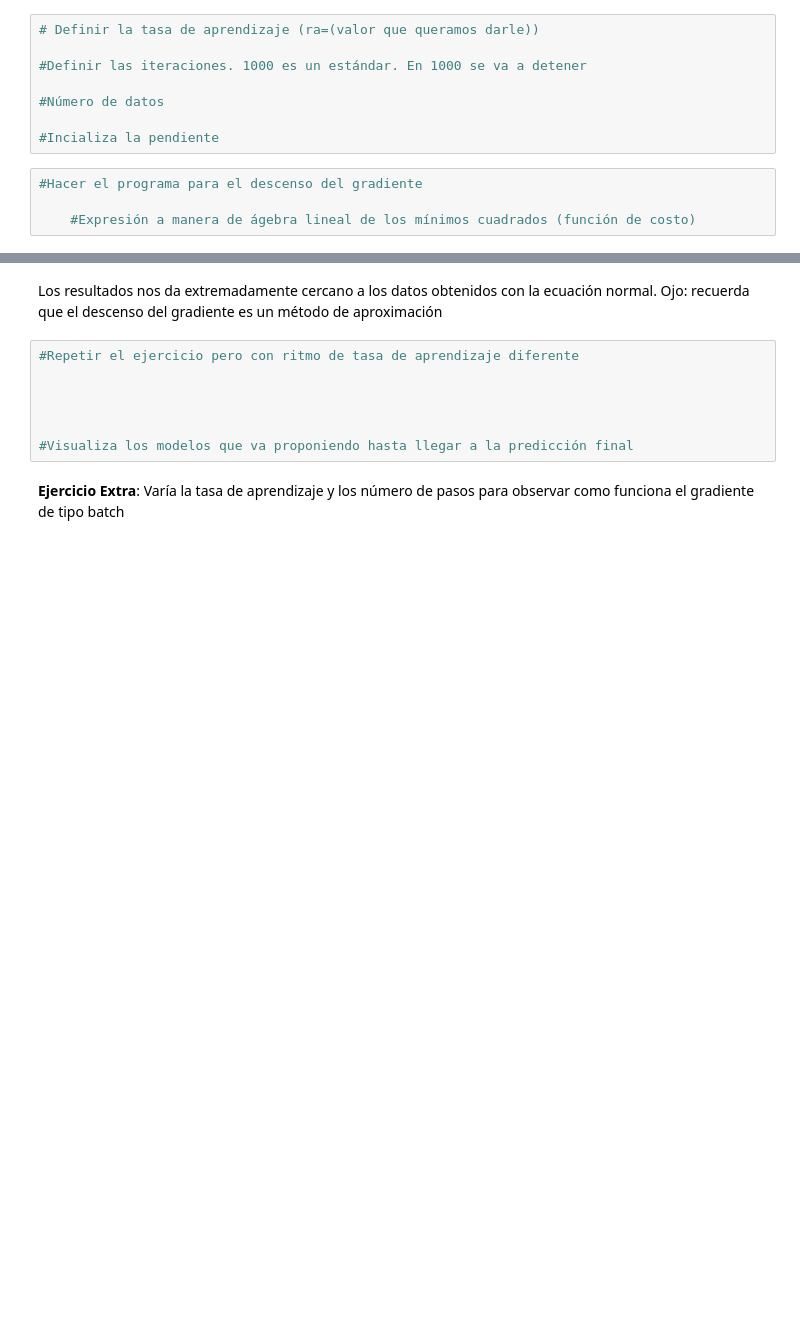
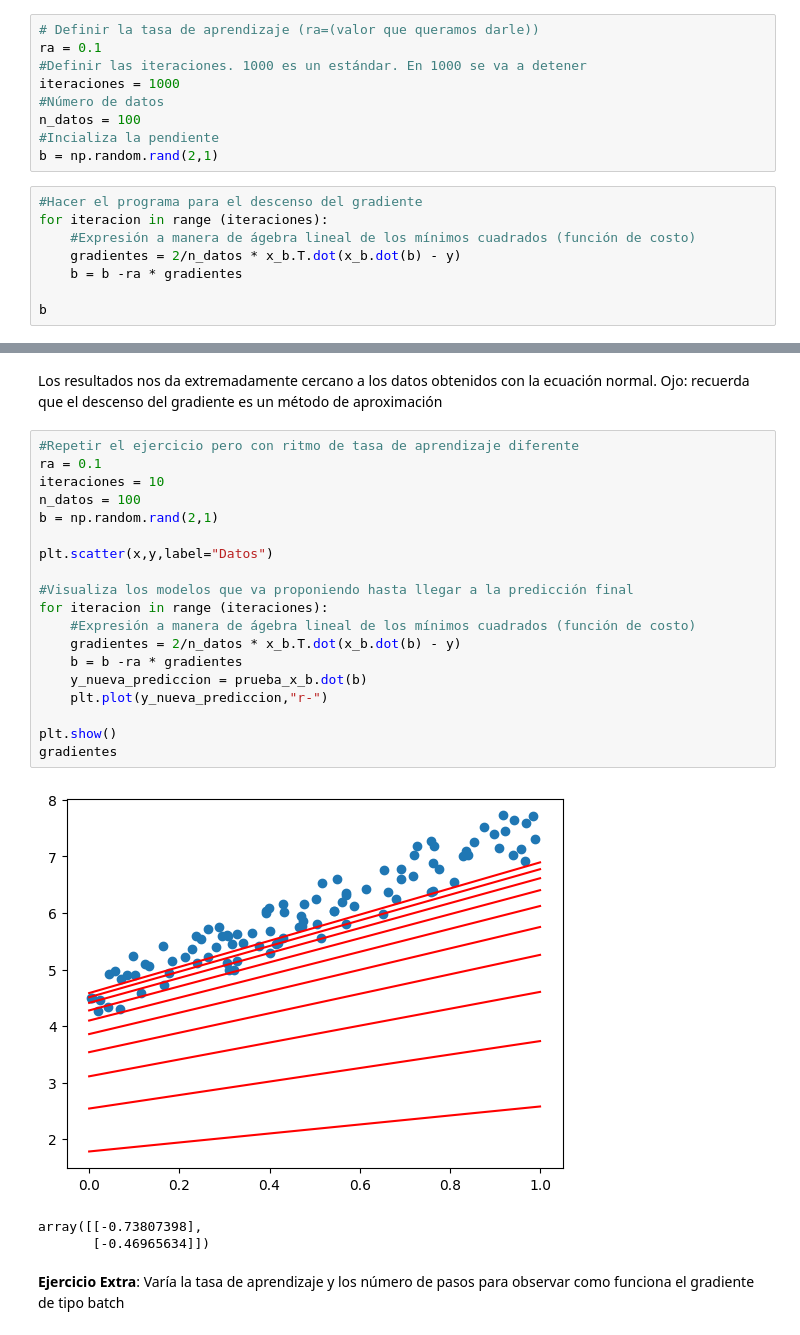
Before and after one commit to abrahajam/BIG-DATA-E-IA, a Jupyter notebook: Ejercicios 2 ultimas semanas/Capítulo 4-Modelos de Entrenamiento/ML3.ipynb, the cells around one changed output, grey strips where cells are left out. Saved outputs shown, nothing was run; the diff lists cells and outputs as text; blank space fills up the shorter version.

```diff
--- a/Ejercicios 2 ultimas semanas/Capítulo 4-Modelos de Entrenamiento/ML3.ipynb
+++ b/Ejercicios 2 ultimas semanas/Capítulo 4-Modelos de Entrenamiento/ML3.ipynb
@@ -207,13 +261,18 @@ $ \bigtriangledown_b MSE(b) = [\frac{\partial}{\partial b_1} MSE(b_1), \frac{\pa
 $ b^{+} = b-n\bigtriangledown_b MSE(b) $
 # %%
 # Definir la tasa de aprendizaje (ra=(valor que queramos darle))
-
+ra = 0.1
 #Definir las iteraciones. 1000 es un estándar. En 1000 se va a detener
-
+iteraciones = 1000
 #Número de datos
-
+n_datos = 100
 #Incializa la pendiente
+b = np.random.rand(2,1)
 # %%
 #Hacer el programa para el descenso del gradiente
+for iteracion in range (iteraciones):
+    #Expresión a manera de ágebra lineal de los mínimos cuadrados (función de costo)
+    gradientes = 2/n_datos * x_b.T.dot(x_b.dot(b) - y)
+    b = b -ra * gradientes
 
-    #Expresión a manera de ágebra lineal de los mínimos cuadrados (función de costo)
+b
@@ -221,10 +283,26 @@ $ b^{+} = b-n\bigtriangledown_b MSE(b) $
 Los resultados nos da extremadamente cercano a los datos obtenidos con la ecuación normal. Ojo: recuerda que el descenso del gradiente es un método de aproximación
 # %%
 #Repetir el ejercicio pero con ritmo de tasa de aprendizaje diferente
+ra = 0.1
+iteraciones = 10
+n_datos = 100
+b = np.random.rand(2,1)
 
-
-
+plt.scatter(x,y,label="Datos")
 
 #Visualiza los modelos que va proponiendo hasta llegar a la predicción final
+for iteracion in range (iteraciones):
+    #Expresión a manera de ágebra lineal de los mínimos cuadrados (función de costo)
+    gradientes = 2/n_datos * x_b.T.dot(x_b.dot(b) - y)
+    b = b -ra * gradientes
+    y_nueva_prediccion = prueba_x_b.dot(b)
+    plt.plot(y_nueva_prediccion,"r-")
+
+plt.show()
+gradientes
+# %% [output]
+[figure, added]
+array([[-0.73807398],
+       [-0.46965634]])
 # %% [markdown]
 **Ejercicio Extra**: Varía la tasa de aprendizaje y los número de pasos para observar como funciona el gradiente de tipo batch
```
Also changed, not shown: parts of 13 cells of this notebook, 1 other file.
